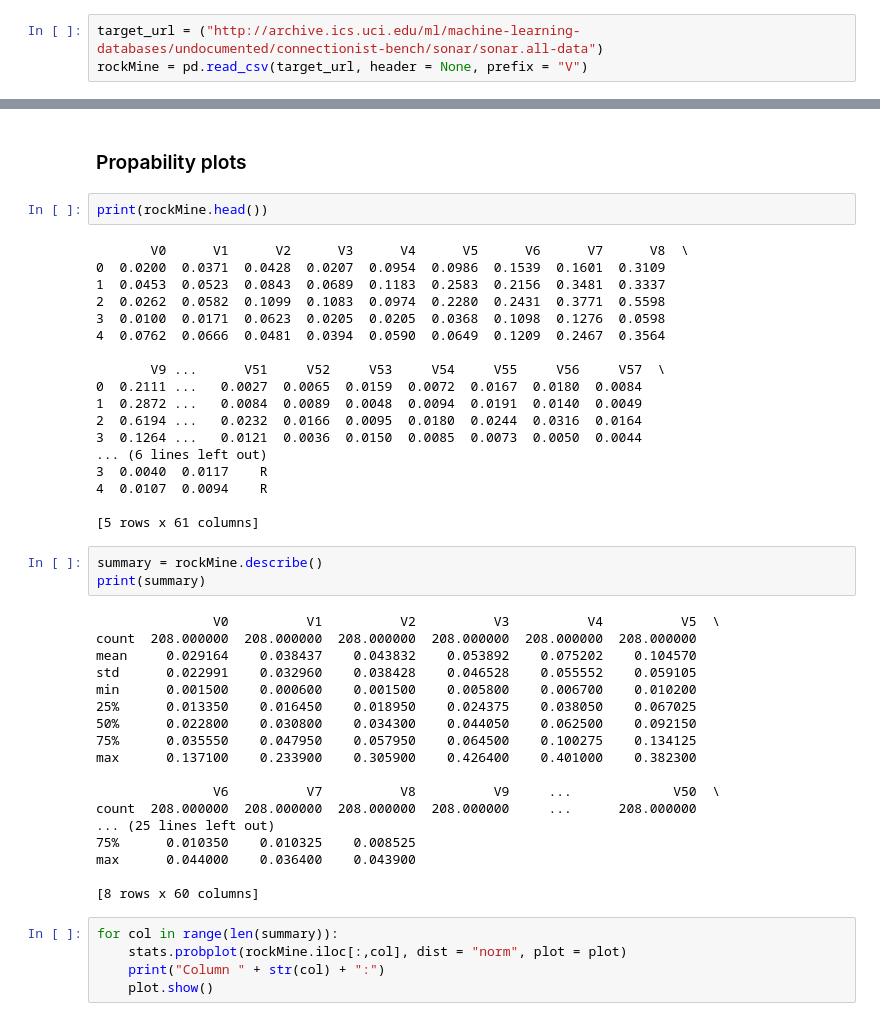
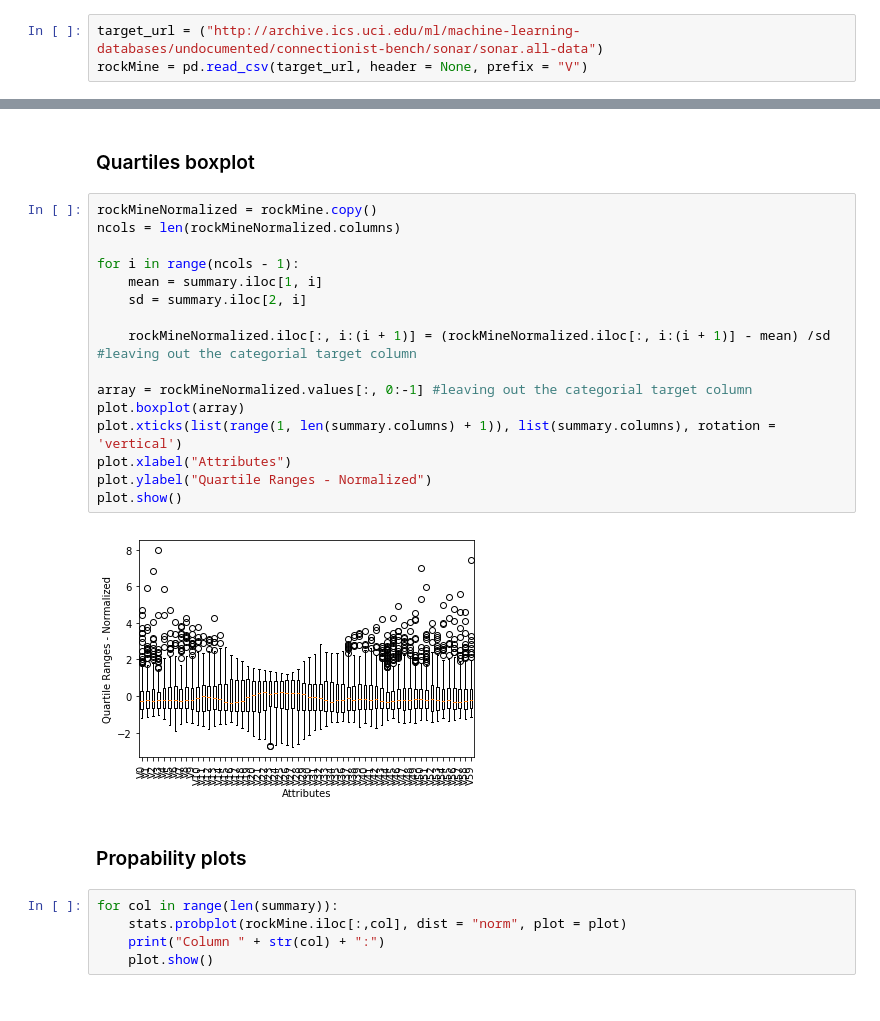
Before and after one commit to felixjohanlehmann/Data-Science, a Jupyter notebook: Rocks_vs_Mines.ipynb, the cells around one changed output, grey strips where cells are left out. Drawn from its saved outputs; the diff is of its cells as text.

Commit message:
Quartiles boxplot added

```diff
--- a/Rocks_vs_Mines.ipynb
+++ b/Rocks_vs_Mines.ipynb
@@ -16,46 +40,25 @@ rockMine = pd.read_csv(target_url, header = None, prefix = "V")
+# %% [markdown]
+### Quartiles boxplot
+# %%
+rockMineNormalized = rockMine.copy()
+ncols = len(rockMineNormalized.columns)
+
+for i in range(ncols - 1):
+    mean = summary.iloc[1, i]
+    sd = summary.iloc[2, i]
+
+    rockMineNormalized.iloc[:, i:(i + 1)] = (rockMineNormalized.iloc[:, i:(i + 1)] - mean) /sd #leaving out the categorial target column
+
+array = rockMineNormalized.values[:, 0:-1] #leaving out the categorial target column
+plot.boxplot(array)
+plot.xticks(list(range(1, len(summary.columns) + 1)), list(summary.columns), rotation = 'vertical')
+plot.xlabel("Attributes")
+plot.ylabel("Quartile Ranges - Normalized")
+plot.show()
+# %% [output]
+[figure, added]
 # %% [markdown]
 ### Propability plots
-# %%
-print(rockMine.head())
-# %% [output]
-       V0      V1      V2      V3      V4      V5      V6      V7      V8  \
-0  0.0200  0.0371  0.0428  0.0207  0.0954  0.0986  0.1539  0.1601  0.3109
-1  0.0453  0.0523  0.0843  0.0689  0.1183  0.2583  0.2156  0.3481  0.3337
-2  0.0262  0.0582  0.1099  0.1083  0.0974  0.2280  0.2431  0.3771  0.5598
-3  0.0100  0.0171  0.0623  0.0205  0.0205  0.0368  0.1098  0.1276  0.0598
-4  0.0762  0.0666  0.0481  0.0394  0.0590  0.0649  0.1209  0.2467  0.3564
-
-       V9 ...      V51     V52     V53     V54     V55     V56     V57  \
-0  0.2111 ...   0.0027  0.0065  0.0159  0.0072  0.0167  0.0180  0.0084
-1  0.2872 ...   0.0084  0.0089  0.0048  0.0094  0.0191  0.0140  0.0049
-2  0.6194 ...   0.0232  0.0166  0.0095  0.0180  0.0244  0.0316  0.0164
-3  0.1264 ...   0.0121  0.0036  0.0150  0.0085  0.0073  0.0050  0.0044
-... (6 lines left out)
-3  0.0040  0.0117    R
-4  0.0107  0.0094    R
-
-[5 rows x 61 columns]
-# %%
-summary = rockMine.describe()
-print(summary)
-# %% [output]
-               V0          V1          V2          V3          V4          V5  \
-count  208.000000  208.000000  208.000000  208.000000  208.000000  208.000000
-mean     0.029164    0.038437    0.043832    0.053892    0.075202    0.104570
-std      0.022991    0.032960    0.038428    0.046528    0.055552    0.059105
-min      0.001500    0.000600    0.001500    0.005800    0.006700    0.010200
-25%      0.013350    0.016450    0.018950    0.024375    0.038050    0.067025
-50%      0.022800    0.030800    0.034300    0.044050    0.062500    0.092150
-75%      0.035550    0.047950    0.057950    0.064500    0.100275    0.134125
-max      0.137100    0.233900    0.305900    0.426400    0.401000    0.382300
-
-               V6          V7          V8          V9     ...             V50  \
-count  208.000000  208.000000  208.000000  208.000000     ...      208.000000
-... (25 lines left out)
-75%      0.010350    0.010325    0.008525
-max      0.044000    0.036400    0.043900
-
-[8 rows x 60 columns]
 # %%
 for col in range(len(summary)):
     stats.probplot(rockMine.iloc[:,col], dist = "norm", plot = plot)
```
Also changed, not shown: parts of 2 cells of this notebook.
